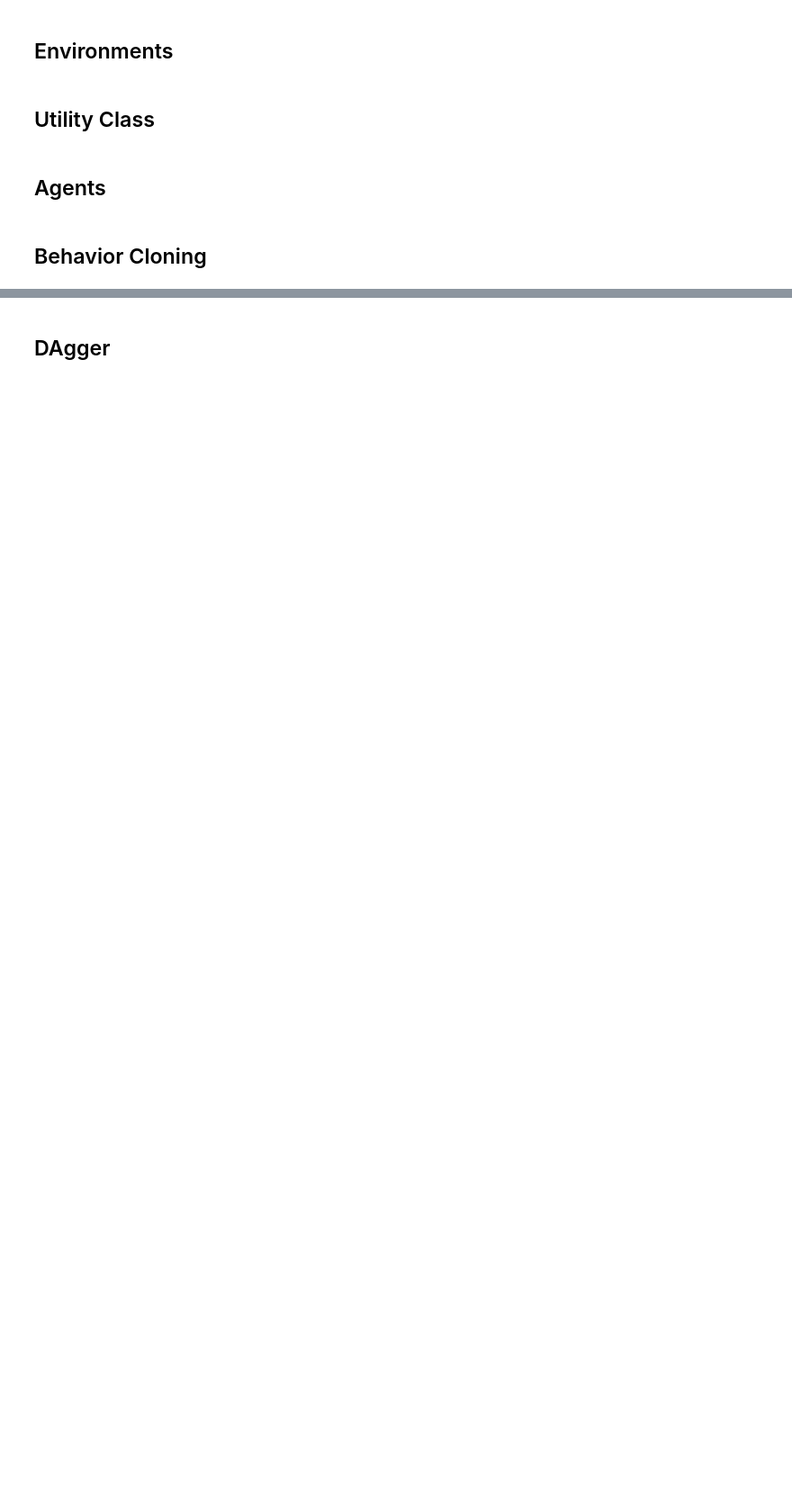
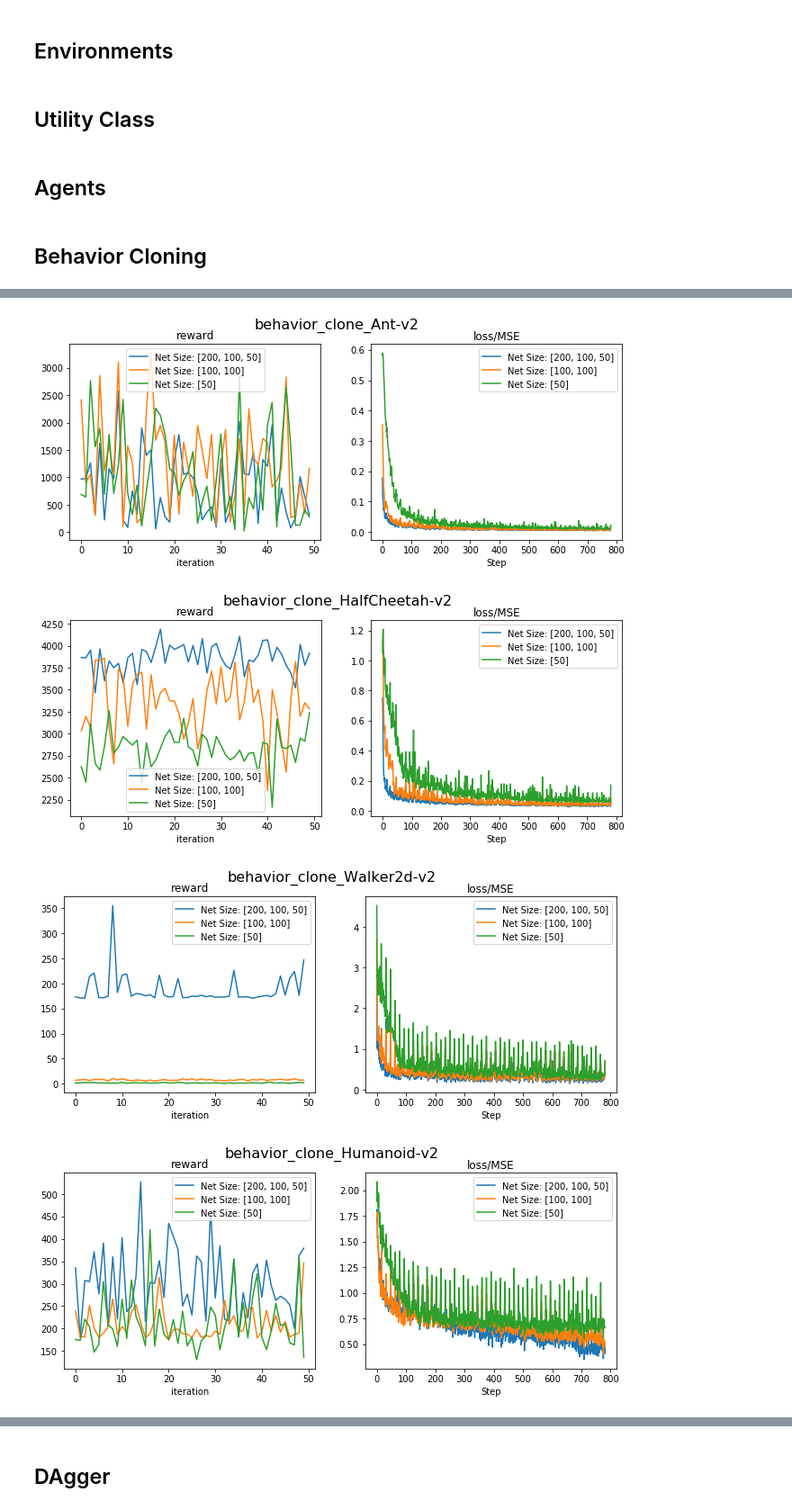
Before and after one commit to TaekSoonJang/homework, a Jupyter notebook: hw1/hw1.ipynb, the cells around one changed output, grey strips where cells are left out. Shown at 90% size. Saved outputs shown, nothing was run; the diff lists cells and outputs as text; code cells hidden in the pictures; blank space fills up the shorter version.

```diff
--- a/hw1/hw1.ipynb
+++ b/hw1/hw1.ipynb
@@ -286,0 +334,17 @@ df
+# %%
+legends = ['Net Size: {}'.format(net_size) for net_size in net_sizes]
+for envname, agents in hyp_agents.items():
+    axes = None
+    for agent in agents:
+        axes = agent.plot_stats(axes)
+
+    reward_ax, loss_ax = axes
+
+    reward_ax.set_xlabel('iteration')
+    reward_ax.legend(legends)
+    loss_ax.legend(legends)
+# %% [output]
+[figure, added]
+[figure, added]
+[figure, added]
+[figure, added]
```
Also changed, not shown: parts of 9 cells of this notebook.
